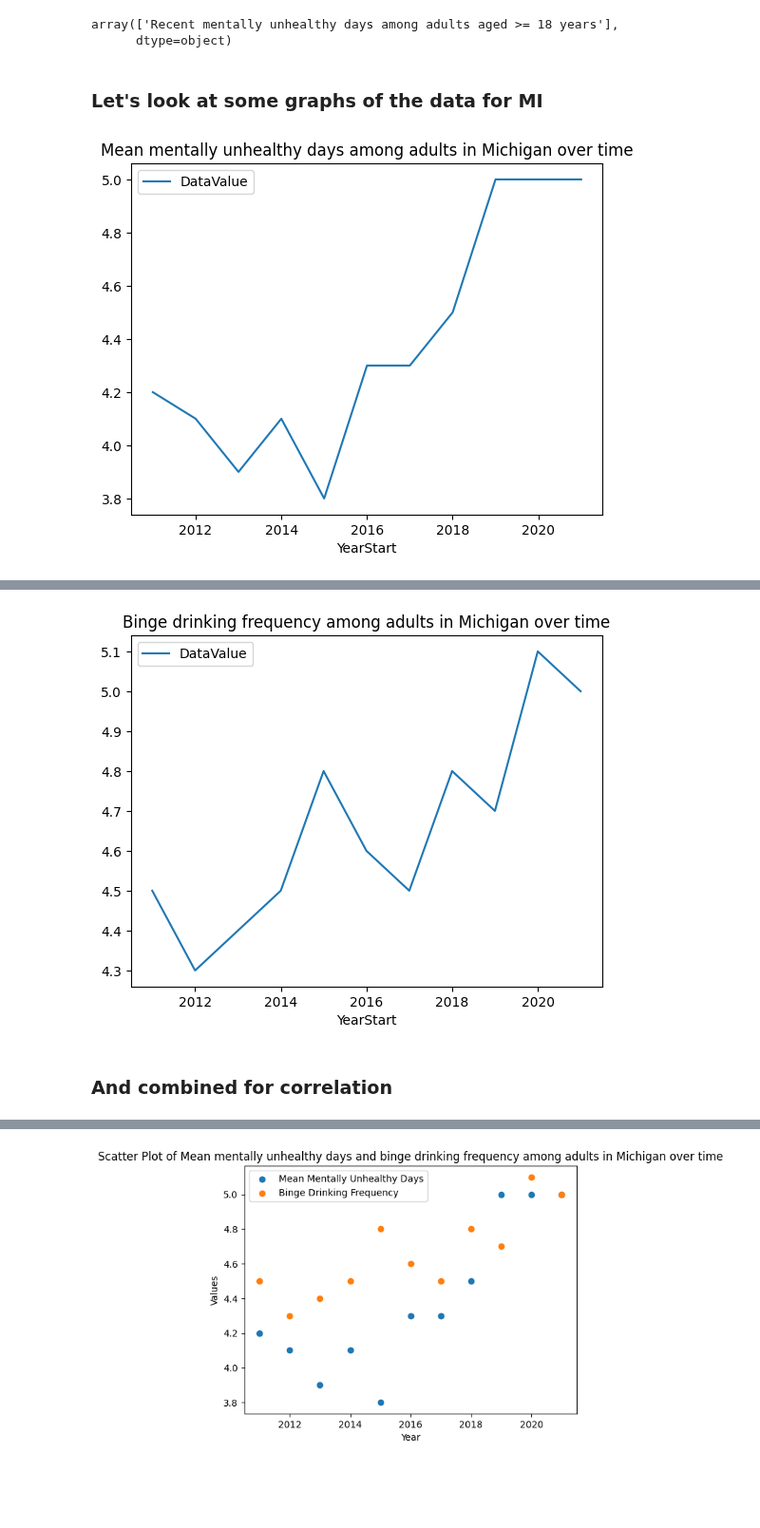
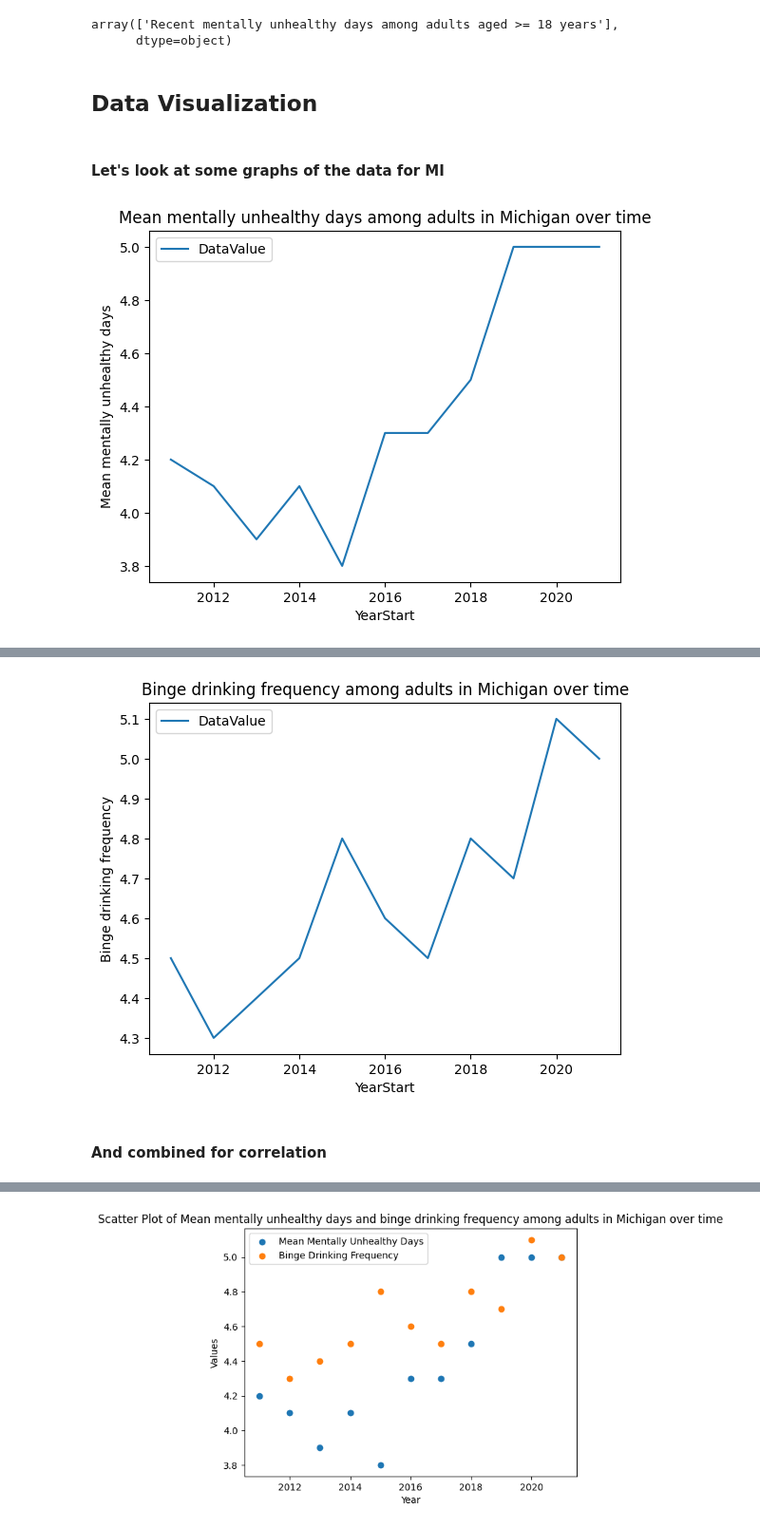
Before and after one commit to jrmcmill/618-project, a Jupyter notebook: JMproject-description.ipynb, the cells around one changed output, grey strips where cells are left out. Shown at 95% size. Drawn from its saved outputs; the diff is of its cells as text; code cells hidden in the pictures; blank space fills up the shorter version.

```diff
--- a/JMproject-description.ipynb
+++ b/JMproject-description.ipynb
@@ -298,13 +314,16 @@ mental_health[(mental_health.DataValueType == 'Mean') & (mental_health.LocationD
 # %% [output]
 array(['Recent mentally unhealthy days among adults aged >= 18 years'],
       dtype=object)
+# %% [markdown]
+## Data Visualization
 # %% [markdown]
-### Let's look at some graphs of the data for MI
+#### Let's look at some graphs of the data for MI
 # %%
 mental_health[(mental_health.DataValueType == 'Mean') & (mental_health.LocationDesc == 'Michigan') & (mental_health.Overall == 'Overall')].sort_values(by='YearStart').plot(x='YearStart', y='DataValue', kind='line')
+plt.ylabel('Mean mentally unhealthy days')
 _ = plt.title('Mean mentally unhealthy days among adults in Michigan over time')
 # %% [output]
-[figure, old version]
+[figure, new version]
 # %%
 alcohol[(alcohol.DataValueType == 'Mean') & (alcohol.LocationDesc == 'Michigan') & (alcohol.Overall == 'Overall') & (alcohol.Question == 'Binge drinking frequency among adults aged >= 18 years who binge drink')].head(3)
 # %% [output]
@@ -314,11 +333,12 @@ alcohol[(alcohol.DataValueType == 'Mean') & (alcohol.LocationDesc == 'Michigan')
 | 40936 | 2017 | 2017 | Michigan | BRFSS | Alcohol | Binge drinking frequency among ad... | Number | Mean | ... |
 # %%
 alcohol[(alcohol.DataValueType == 'Mean') & (alcohol.LocationDesc == 'Michigan') & (alcohol.Overall == 'Overall') & (alcohol.Question == 'Binge drinking frequency among adults aged >= 18 years who binge drink')].sort_values(by='YearStart').plot(x='YearStart', y='DataValue', kind='line')
+plt.ylabel('Binge drinking frequency')
 _ = plt.title('Binge drinking frequency among adults in Michigan over time')
 # %% [output]
-[figure, old version]
+[figure, new version]
 # %% [markdown]
-### And combined for correlation
+#### And combined for correlation
 # %%
 mh_mi = mental_health[(mental_health.DataValueType == 'Mean') & (mental_health.LocationDesc == 'Michigan') & (mental_health.Overall == 'Overall')]
 al_mi = alcohol[(alcohol.DataValueType == 'Mean') & (alcohol.LocationDesc == 'Michigan') & (alcohol.Overall == 'Overall') & (alcohol.Question == 'Binge drinking frequency among adults aged >= 18 years who binge drink')]
```
Also changed, not shown: parts of 36 cells of this notebook.
